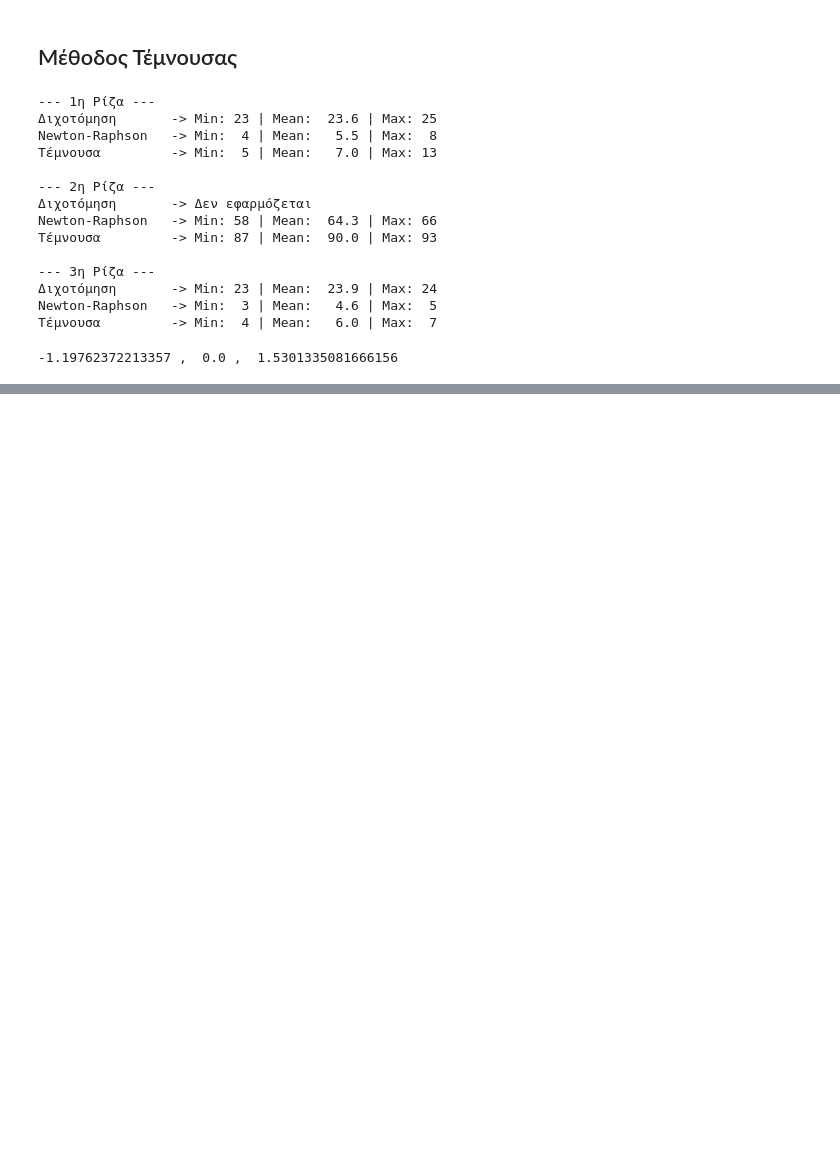
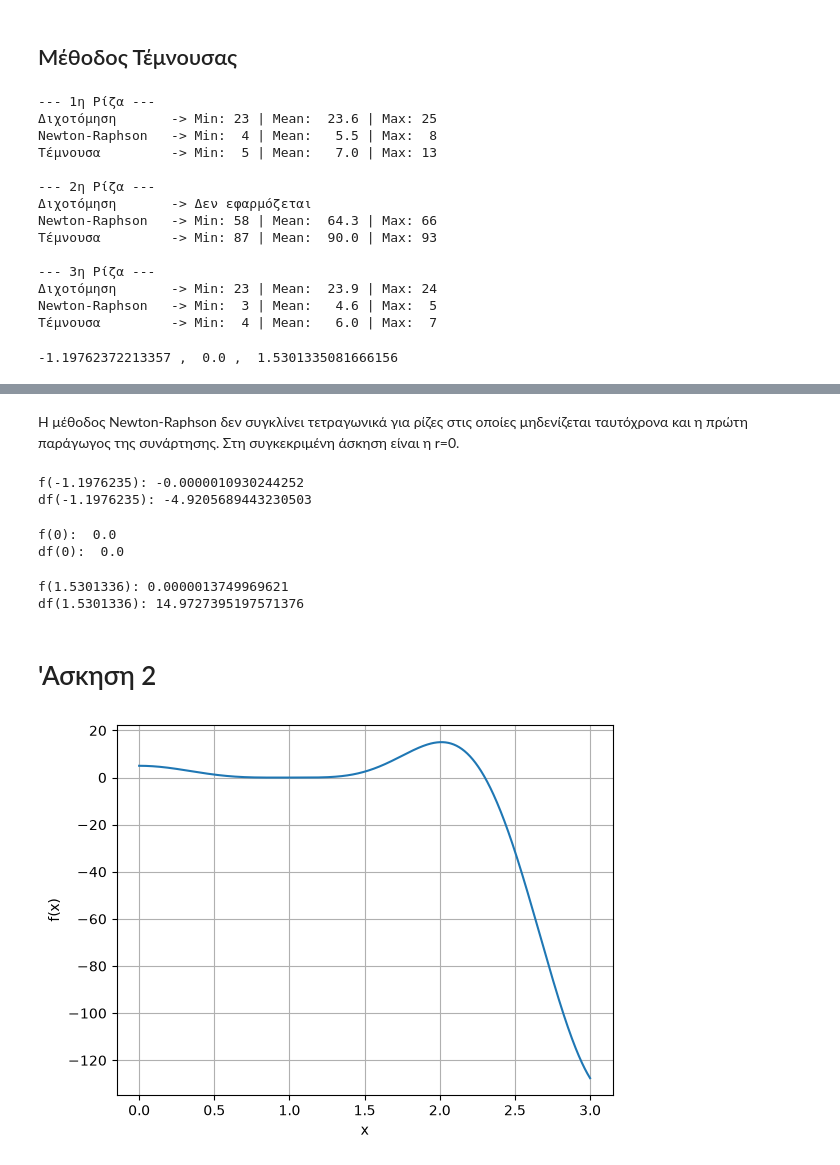
Before and after one commit to emorozo2006/numanal_uni, a Jupyter notebook: notebook.ipynb, the cells around one changed output, grey strips where cells are left out. Drawn from its saved outputs; the diff is of its cells as text; code cells hidden in the pictures; blank space fills up the shorter version.

```diff
--- a/notebook.ipynb
+++ b/notebook.ipynb
@@ -248,0 +319,41 @@ j = 0
+# %% [markdown]
+Η μέθοδος Newton-Raphson δεν συγκλίνει τετραγωνικά για ρίζες στις οποίες μηδενίζεται ταυτόχρονα και η πρώτη παράγωγος της συνάρτησης.
+Στη συγκεκριμένη άσκηση είναι η r=0.
+# %%
+print(f"f(-1.1976235): {f(-1.1976235):.16f}")
+print(f"df(-1.1976235): {df(-1.1976235):.16f}")
+# %% [output]
+f(-1.1976235): -0.0000010930244252
+df(-1.1976235): -4.9205689443230503
+# %%
+print('f(0): ', f(0))
+print('df(0): ', df(0))
+# %% [output]
+f(0):  0.0
+df(0):  0.0
+# %%
+print(f"f(1.5301336): {f(1.5301336):.16f}")
+print(f"df(1.5301336): {df(1.5301336):.16f}")
+# %% [output]
+f(1.5301336): 0.0000013749969621
+df(1.5301336): 14.9727395197571376
+# %% [markdown]
+# 'Ασκηση 2
+# %%
+
+x=np.linspace(0,3,1000)
+y = (
+    94 * np.cos(x) ** 3
+    - 24 * np.cos(x)
+    + 177 * np.sin(x) ** 2
+    - 108 * np.sin(x) ** 4
+    - 72 * (np.cos(x) ** 3) * (np.sin(x) ** 2)
+    - 65
+)
+plt.plot(x,y)
+plt.grid(True, axis='both')
+plt.xlabel('x')
+plt.ylabel('f(x)')
+plt.show()
+# %% [output]
+[figure, added]
```
Also changed, not shown: parts of 21 cells of this notebook.
